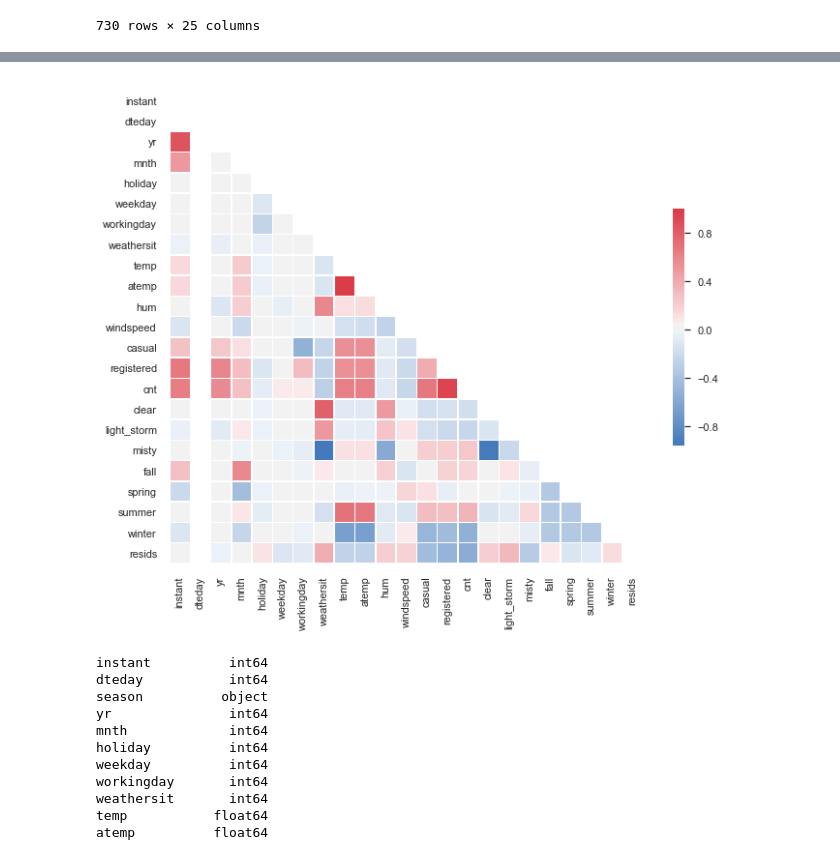
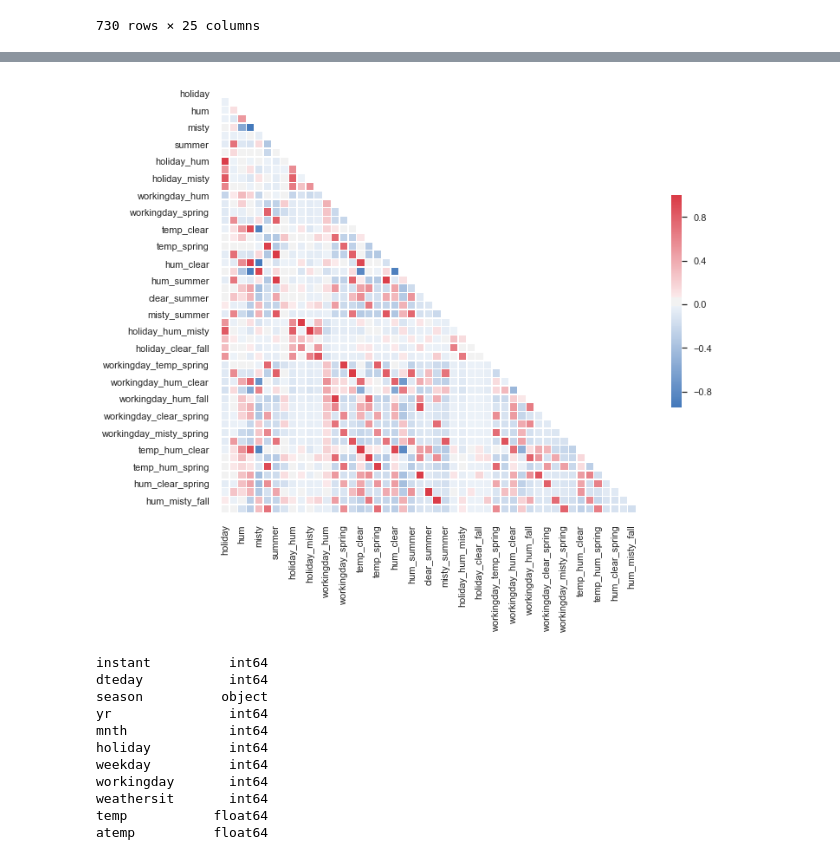
Before and after one commit to pauly51994/Bike_predictor, a Jupyter notebook: Bike-Sharing-Dataset/TEST.ipynb, the cells around one changed output, grey strips where cells are left out. Drawn from its saved outputs; the diff is of its cells as text; code cells hidden in the pictures.

Commit message:
finished model

```diff
--- a/Bike-Sharing-Dataset/TEST.ipynb
+++ b/Bike-Sharing-Dataset/TEST.ipynb
@@ -131,0 +243,9 @@ strong multicollinearity problems or that the design matrix is singular.
+# %%
+def refine_model(model, old_ivs, pval):
+    pdf = pd.DataFrame(model.pvalues, columns=['pvalue'])
+    removers = list(pdf[pdf['pvalue']>pval].transpose().columns)
+    new_ivs = [iv for iv in old_ivs if iv not in removers]
+    IVs = ''.join(name+'+' for name in new_ivs).strip('+')
+    print(len(new_ivs))
+    new_model = ols(formula=f'detrend~{IVs}', data=final_df).fit()
+    return new_model, new_ivs, round(new_model.pvalues.max(),1)
@@ -131,0 +255,15 @@ strong multicollinearity problems or that the design matrix is singular.
+# %%
+ref1 = refine_model(lr_model,workingivs,.9)
+ref2 = refine_model(ref1[0], ref1[1],.9)
+ref3 = refine_model(ref2[0], ref2[1],.8)
+ref4 = refine_model(ref3[0], ref3[1],.6)
+ref5 = refine_model(ref4[0], ref4[1],.6)
+ref6 = refine_model(ref5[0], ref5[1], ref5[2]-.1)
+ref7 = refine_model(ref6[0], ref6[1], ref6[2]-.1)
+ref8 = refine_model(ref7[0], ref7[1], ref7[2]-.1)
+ref9 = refine_model(ref8[0], ref8[1], ref8[2]-.1)
+ref10 = refine_model(ref9[0], ref9[1], ref9[2]-.1)
+refa = refine_model(ref10[0], ref10[1], ref10[2]-.1)
+refb = refine_model(refa[0], refa[1], refa[2]-.1)
+refc = refine_model(refb[0], refb[1], refb[2]-.1)
+refd = refine_model(refc[0], refc[1], refc[2]-.1)
@@ -131,0 +285,6 @@ strong multicollinearity problems or that the design matrix is singular.
+# %%
+refe = refine_model(refd[0], refd[1], refd[2]-.1)
+refe[2]
+reff = refine_model(refe[0], refe[1], .09)
+final_model = refine_model(reff[0], reff[1], .05)
+final_model[0].summary()
@@ -131,0 +329,2 @@ strong multicollinearity problems or that the design matrix is singular.
+# %%
+corrtest = final_df[list(pd.DataFrame(final_model[0].pvalues).transpose().columns)[1:]]
@@ -136,35 +339,35 @@ def CorrMtx(df, dropDuplicates = True):
     # If you have a dateset where you need to include the calculation
     # of a correlation matrix, just uncomment the line below:
     # df = df.corr()
 
     # Exclude duplicate correlations by masking uper right values
     if dropDuplicates:
         mask = np.zeros_like(df, dtype=np.bool)
         mask[np.triu_indices_from(mask)] = True
 
     # Set background color / chart style
     sns.set_style(style = 'white')
 
     # Set up  matplotlib figure
     f, ax = plt.subplots(figsize=(11, 9))
 
     # Add diverging colormap from red to blue
     cmap = sns.diverging_palette(250, 10, as_cmap=True)
 
     # Draw correlation plot with or without duplicates
     if dropDuplicates:
         sns.heatmap(df, mask=mask, cmap=cmap,
                 square=True,
                 linewidth=.5, cbar_kws={"shrink": .5}, ax=ax)
     else:
         sns.heatmap(df, cmap=cmap,
                 square=True,
                 linewidth=.5, cbar_kws={"shrink": .5}, ax=ax)
 
 
-CorrMtx(df.corr(), dropDuplicates = True)
+CorrMtx(corrtest.corr(), dropDuplicates = True)
 # %% [output]
-[figure, old version]
+[figure, new version]
 # %%
 df.dtypes
 # %% [output]
```
Also changed, not shown: parts of 42 cells of this notebook.
